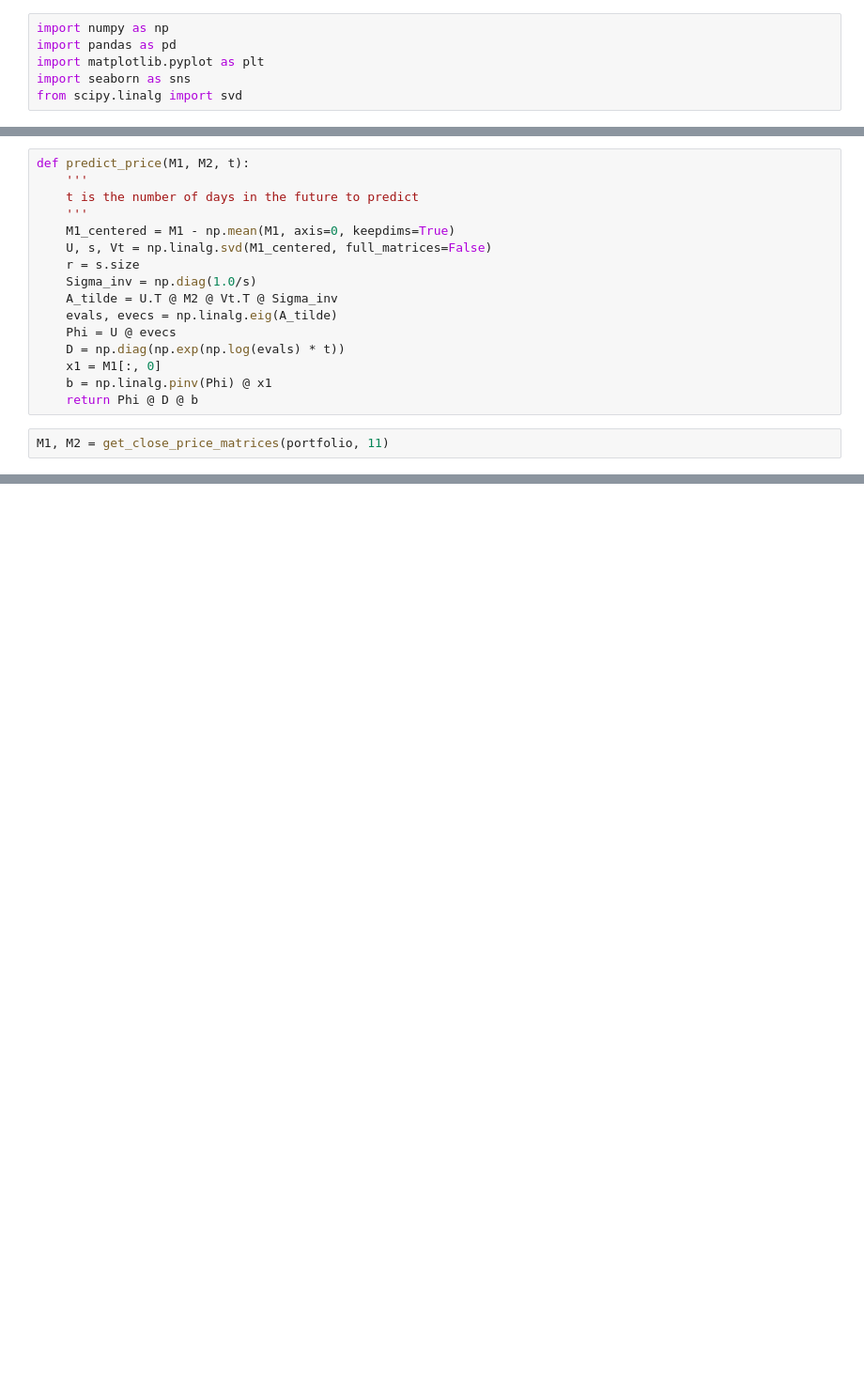
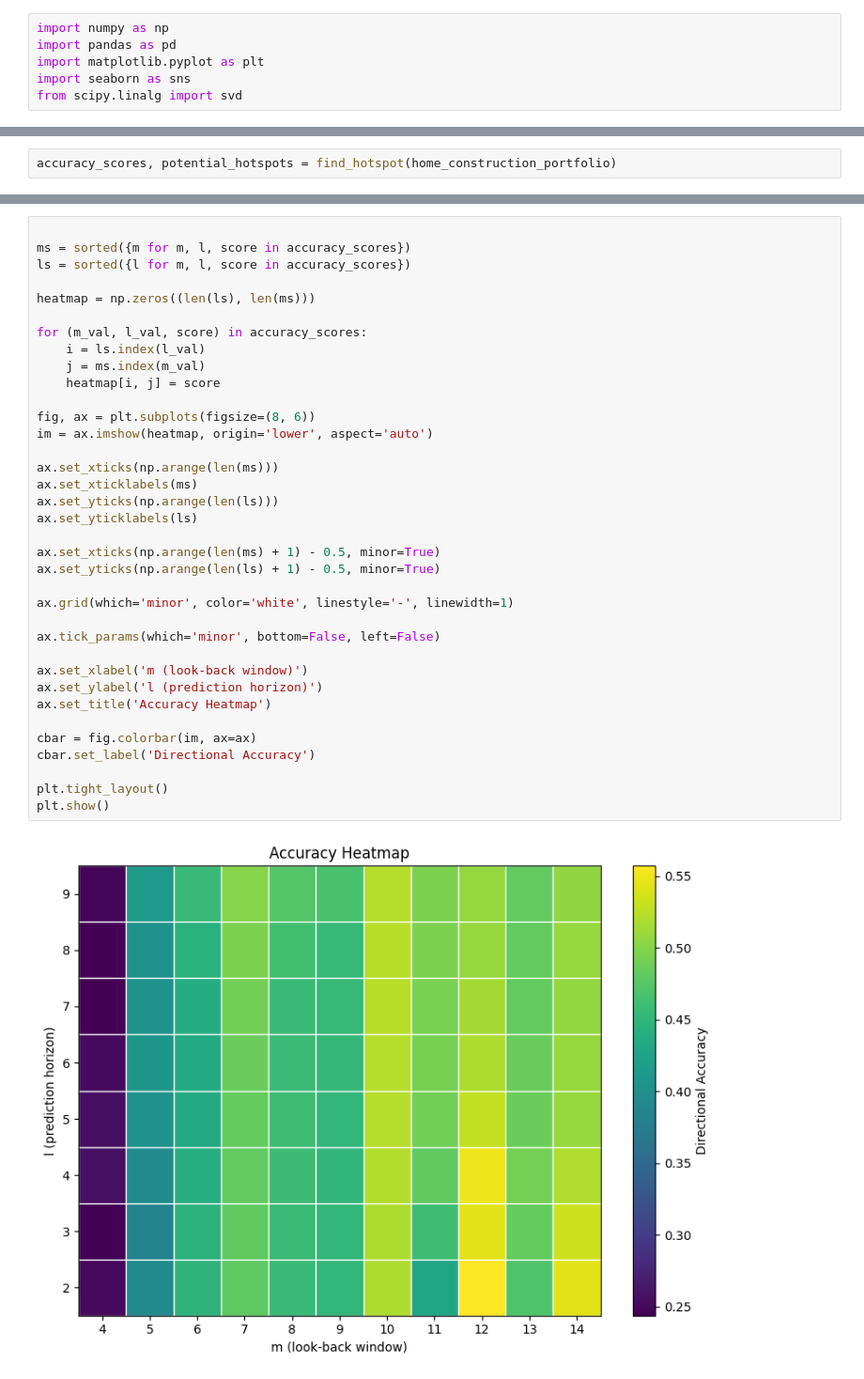
Before and after one commit to ckook24/Koopman-DMD-Algorithm, a Jupyter notebook: Koopman_DMD.ipynb, the cells around one changed output, grey strips where cells are left out. Shown at 94% size. Cells and saved outputs as stored; diff of their text form; blank space fills up the shorter version.

```diff
--- a/Koopman_DMD.ipynb
+++ b/Koopman_DMD.ipynb
@@ -48,18 +68,0 @@ df.head()
-# %%
-def predict_price(M1, M2, t):
-    '''
-    t is the number of days in the future to predict
-    '''
-    M1_centered = M1 - np.mean(M1, axis=0, keepdims=True)
-    U, s, Vt = np.linalg.svd(M1_centered, full_matrices=False)
-    r = s.size
-    Sigma_inv = np.diag(1.0/s)
-    A_tilde = U.T @ M2 @ Vt.T @ Sigma_inv
-    evals, evecs = np.linalg.eig(A_tilde)
-    Phi = U @ evecs
-    D = np.diag(np.exp(np.log(evals) * t))
-    x1 = M1[:, 0]
-    b = np.linalg.pinv(Phi) @ x1
-    return Phi @ D @ b
-# %%
-M1, M2 = get_close_price_matrices(portfolio, 11)
@@ -76,0 +126,2 @@ print("hello")
+# %%
+accuracy_scores, potential_hotspots = find_hotspot(home_construction_portfolio)
@@ -76,0 +136,38 @@ print("hello")
+# %%
+
+ms = sorted({m for m, l, score in accuracy_scores})
+ls = sorted({l for m, l, score in accuracy_scores})
+
+heatmap = np.zeros((len(ls), len(ms)))
+
+for (m_val, l_val, score) in accuracy_scores:
+    i = ls.index(l_val)
+    j = ms.index(m_val)
+    heatmap[i, j] = score
+
+fig, ax = plt.subplots(figsize=(8, 6))
+im = ax.imshow(heatmap, origin='lower', aspect='auto')
+
+ax.set_xticks(np.arange(len(ms)))
+ax.set_xticklabels(ms)
+ax.set_yticks(np.arange(len(ls)))
+ax.set_yticklabels(ls)
+
+ax.set_xticks(np.arange(len(ms) + 1) - 0.5, minor=True)
+ax.set_yticks(np.arange(len(ls) + 1) - 0.5, minor=True)
+
+ax.grid(which='minor', color='white', linestyle='-', linewidth=1)
+
+ax.tick_params(which='minor', bottom=False, left=False)
+
+ax.set_xlabel('m (look-back window)')
+ax.set_ylabel('l (prediction horizon)')
+ax.set_title('Accuracy Heatmap')
+
+cbar = fig.colorbar(im, ax=ax)
+cbar.set_label('Directional Accuracy')
+
+plt.tight_layout()
+plt.show()
+# %% [output]
+[figure, added]
```
Also changed, not shown: parts of 14 cells of this notebook.
